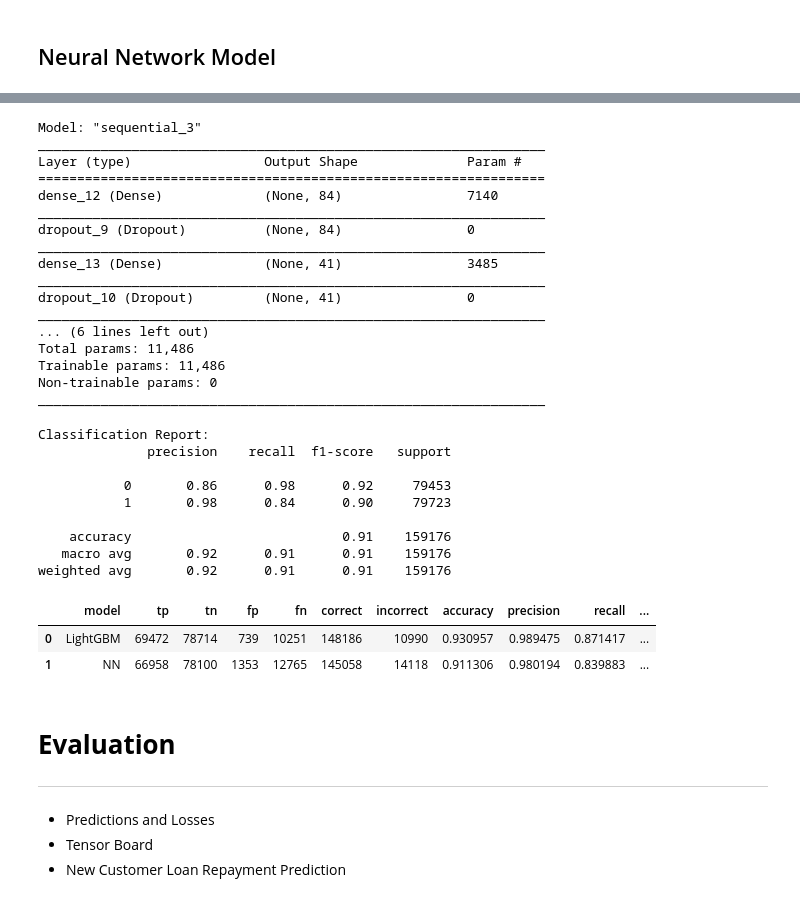
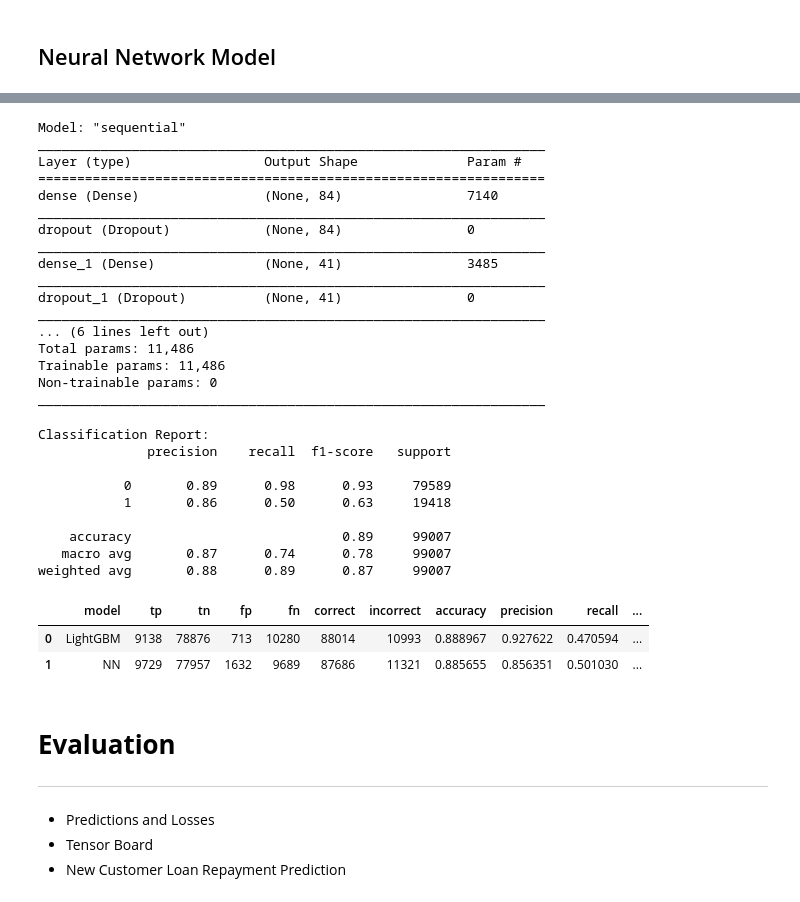
Before and after one commit to Praveen-Samudrala/Machine-Learning-and-Data-Science, a Jupyter notebook: Loan Defaulter Prediction/Loan Defaulter Prediction.ipynb, the cells around one changed output, grey strips where cells are left out. Cells and saved outputs as stored; diff of their text form; code cells hidden in the pictures.

```diff
--- a/Loan Defaulter Prediction/Loan Defaulter Prediction.ipynb
+++ b/Loan Defaulter Prediction/Loan Defaulter Prediction.ipynb
@@ -1165,2 +1156,16 @@ y = df_onehot.iloc[:-5]['loan_repaid']
+# %%
+X = df_onehot.drop('loan_repaid', axis=1)
+y = df_onehot['loan_repaid']
 # %%
 X.columns = X.columns.astype(str)
+# %%
+# Train Test Split and SMOTE upsampling Train Data
+X_train, X_test, y_train, y_test = train_test_split(X, y, test_size=0.25, random_state=0, shuffle=True, stratify=y)
+
+X_train_os, y_train_os = SMOTE(random_state=22,n_jobs=-1,sampling_strategy=1).fit_resample(X_train, y_train)
+print('Before SMOTE sampling\ny = {} \ny_count : \n{}\n'.format(y_train.shape, y_train.value_counts()))
+print('After SMOTE sampling\ny= {} \ny_count : \n{}'.format(y_train_os.shape, y_train_os.value_counts()))
+
+# X_train_smote, y_train_smote = oversampled.fit_sample(X_train, y_train)
+# model = classifier.fit(X_train_smote, y_train_smote)
+# y_pred_smote = model.predict(X_test)
@@ -1306,8 +1307,8 @@ def evaluate_metrics(y_test, y_pred, name):
     return result
 
 lightGBM = LGBMClassifier(random_state=1)
-y_pred = lightGBM.fit(X_train1, y_train1).predict(X_test1)
-df_metric = evaluate_metrics(y_test1, y_pred, 'LightGBM')
+y_pred = lightGBM.fit(X_train_os, y_train_os).predict(X_test)
+df_metric = evaluate_metrics(y_test, y_pred, 'LightGBM')
 df_metric
 # %% [output]
 Classification Report:
@@ -1350,15 +1351,15 @@ early_stop = EarlyStopping(monitor='val_loss',
                     patience=3)
 
 scaler = StandardScaler()
-X_train1_sca = scaler.fit_transform(X_train1)
-X_test1_sca = scaler.transform(X_test1)
+X_train1_sca = scaler.fit_transform(X_train_os)
+X_test1_sca = scaler.transform(X_test)
 
 # Fit the model
 model.fit(X_train1_sca,
-        y_train1,
+        y_train_os,
         batch_size=256,
         epochs=15,
-        validation_data=(X_test1_sca, y_test1),
+        validation_data=(X_test1_sca, y_test),
         callbacks=[early_stop])
 # %% [output]
 Epoch 1/15
@@ -1382,17 +1383,17 @@ Epoch 00013: early stopping
 # %%
 model.summary()
 # %% [output]
-Model: "sequential_3"
+Model: "sequential"
 _________________________________________________________________
 Layer (type)                 Output Shape              Param #
 =================================================================
-dense_12 (Dense)             (None, 84)                7140
+dense (Dense)                (None, 84)                7140
 _________________________________________________________________
-dropout_9 (Dropout)          (None, 84)                0
+dropout (Dropout)            (None, 84)                0
 _________________________________________________________________
-dense_13 (Dense)             (None, 41)                3485
+dense_1 (Dense)              (None, 41)                3485
 _________________________________________________________________
-dropout_10 (Dropout)         (None, 41)                0
+dropout_1 (Dropout)          (None, 41)                0
 _________________________________________________________________
 ... (6 lines left out)
 Total params: 11,486
@@ -1402,18 +1403,18 @@ _________________________________________________________________
 # %%
 y_pred = model.predict(X_test1_sca)
 y_pred = [1 if x>0.5 else 0 for x in y_pred]
-df_metric = pd.concat([df_metric,evaluate_metrics(y_test1, y_pred, 'NN')], axis=0, ignore_index=True)
+df_metric = pd.concat([df_metric,evaluate_metrics(y_test, y_pred, 'NN')], axis=0, ignore_index=True)
 df_metric
 # %% [output]
 Classification Report:
               precision    recall  f1-score   support
 
-           0       0.86      0.98      0.92     79453
-           1       0.98      0.84      0.90     79723
+           0       0.89      0.98      0.93     79589
+           1       0.86      0.50      0.63     19418
 
-    accuracy                           0.91    159176
-   macro avg       0.92      0.91      0.91    159176
-weighted avg       0.92      0.91      0.91    159176
+    accuracy                           0.89     99007
+   macro avg       0.87      0.74      0.78     99007
+weighted avg       0.88      0.89      0.87     99007
 |  | model | tp | tn | fp | fn | correct | incorrect | accuracy | precision | recall | ... |
-| 0 | LightGBM | 69472 | 78714 | 739 | 10251 | 148186 | 10990 | 0.930957 | 0.989475 | 0.871417 | ... |
-| 1 | NN | 66958 | 78100 | 1353 | 12765 | 145058 | 14118 | 0.911306 | 0.980194 | 0.839883 | ... |
+| 0 | LightGBM | 9138 | 78876 | 713 | 10280 | 88014 | 10993 | 0.888967 | 0.927622 | 0.470594 | ... |
+| 1 | NN | 9729 | 77957 | 1632 | 9689 | 87686 | 11321 | 0.885655 | 0.856351 | 0.501030 | ... |
```
Also changed, not shown: parts of 25 cells of this notebook, 4 other files.
